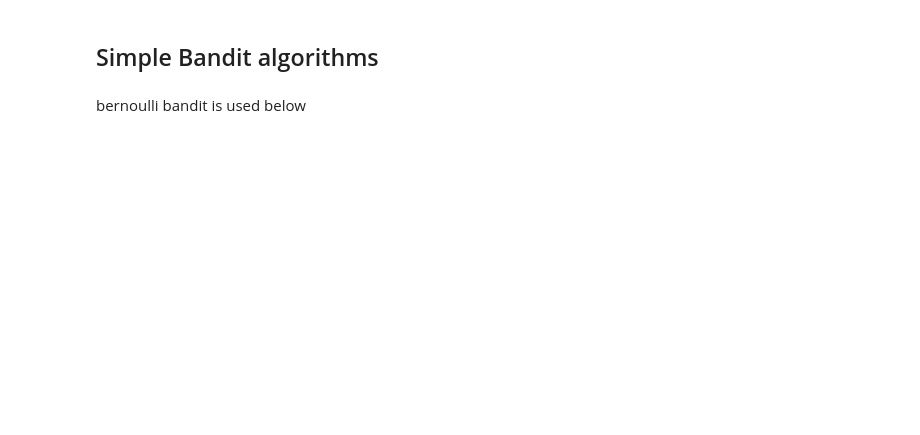
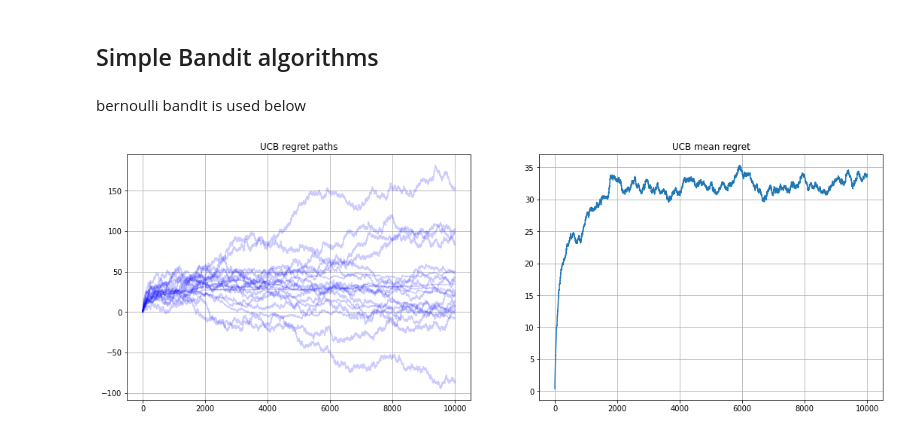
Before and after one commit to thxi/hse_thesis, a Jupyter notebook: notebooks/SimpleBandits.ipynb, the cells around one changed output. Saved outputs shown, nothing was run; the diff lists cells and outputs as text; code cells hidden in the pictures; blank space fills up the shorter version.

```diff
--- a/notebooks/SimpleBandits.ipynb
+++ b/notebooks/SimpleBandits.ipynb
@@ -53,3 +56,19 @@ for n_simulation in tqdm(range(N_SIMULATIONS)):
+# %%
+fig,axs=plt.subplots(figsize=(18, 6))
+
+ts = np.arange(T)
+plt.subplot(1, 2, 1)
+for y in agent_to_regret['UCB1']:
+    plt.plot(np.cumsum(y), color='blue', alpha=0.2)
+plt.title('UCB regret paths')
+plt.grid()
+
+plt.subplot(1, 2, 2)
+sns.lineplot(x=ts, y=np.cumsum(np.mean(agent_to_regret['UCB1'], axis=0)))
+plt.title('UCB mean regret')
+plt.grid()
+# %% [output]
+[figure, added]
 # %%
 fig,axs=plt.subplots(figsize=(12, 6))
 ts = np.arange(T)
```
Also changed, not shown: parts of 23 cells of this notebook, 1 other file.
